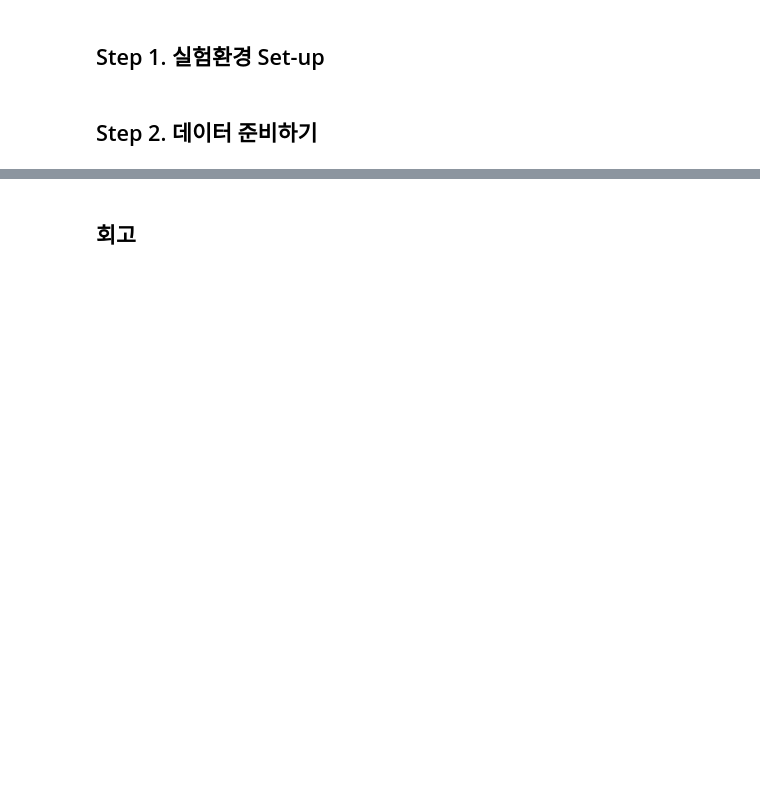
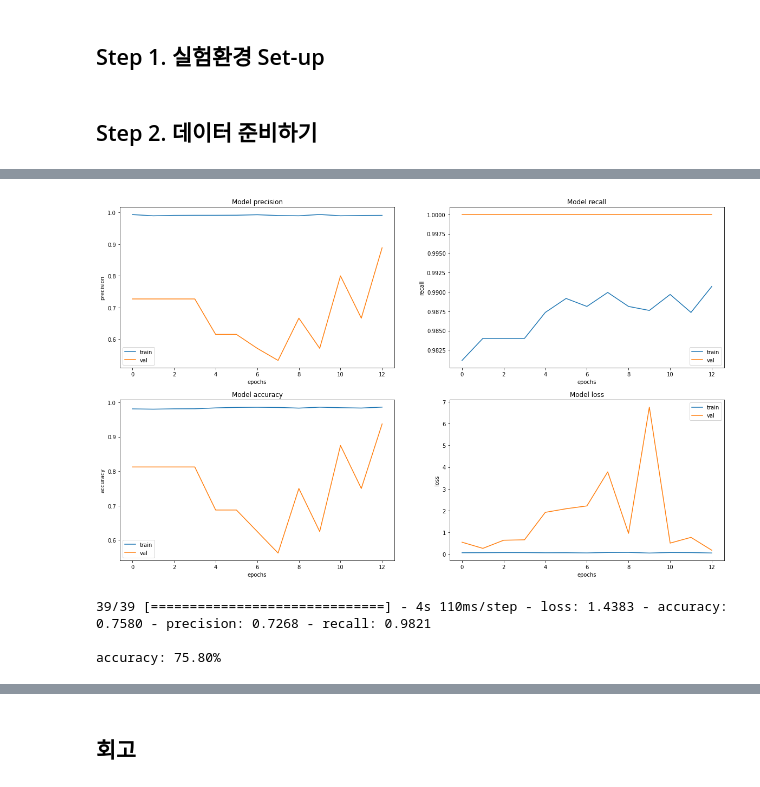
Before and after one commit to CandyBrain/AIFFEL, a Jupyter notebook: EX09_Diagnosis_of_Pneumonia/[E-09]_Diagnosis_of_Pneumonia_project.ipynb, the cells around one changed output, grey strips where cells are left out. Drawn from its saved outputs; the diff is of its cells as text; code cells hidden in the pictures; blank space fills up the shorter version.

```diff
--- a/EX09_Diagnosis_of_Pneumonia/[E-09]_Diagnosis_of_Pneumonia_project.ipynb
+++ b/EX09_Diagnosis_of_Pneumonia/[E-09]_Diagnosis_of_Pneumonia_project.ipynb
@@ -163,0 +98,5 @@ val_ds = prepare_for_training(val_ds)
+# %%
+# 이미지와 라벨이 잘 처리 되었는 지 확인
+for image, label in train_ds.take(1): # take(1) 하나의 데이터만 가져오기
+    print("Image shape: ", image.numpy().shape) # (180, 180, 3)
+    print("Label: ", label.numpy()) # True
@@ -163,0 +119,4 @@ val_ds = prepare_for_training(val_ds)
+# %%
+img_width, img_height = 150, 150
+epochs = 20
+batch_size = 16
@@ -410,0 +761,24 @@ loss, acc, prec, rec = model.evaluate(test_ds)
+# %%
+# 시각화
+
+fig, ax = plt.subplots(1, 4, figsize=(20, 3))
+ax = ax.ravel()
+
+for i, met in enumerate(['precision', 'recall', 'accuracy', 'loss']):
+    ax[i].plot(history.history[met])
+    ax[i].plot(history.history['val_' + met])
+    ax[i].set_title('Model {}'.format(met))
+    ax[i].set_xlabel('epochs')
+    ax[i].set_ylabel(met)
+    ax[i].legend(['train', 'val'])
+# %% [output]
+[figure, added]
+# %%
+# 모델 평가
+
+scores = model.evaluate(test_ds)
+print("\n%s: %.2f%%" % (model.metrics_names[1], scores[1]*100))
+# %% [output]
+39/39 [==============================] - 4s 110ms/step - loss: 1.4383 - accuracy: 0.7580 - precision: 0.7268 - recall: 0.9821
+
+accuracy: 75.80%
```
Also changed, not shown: parts of 112 cells of this notebook.
